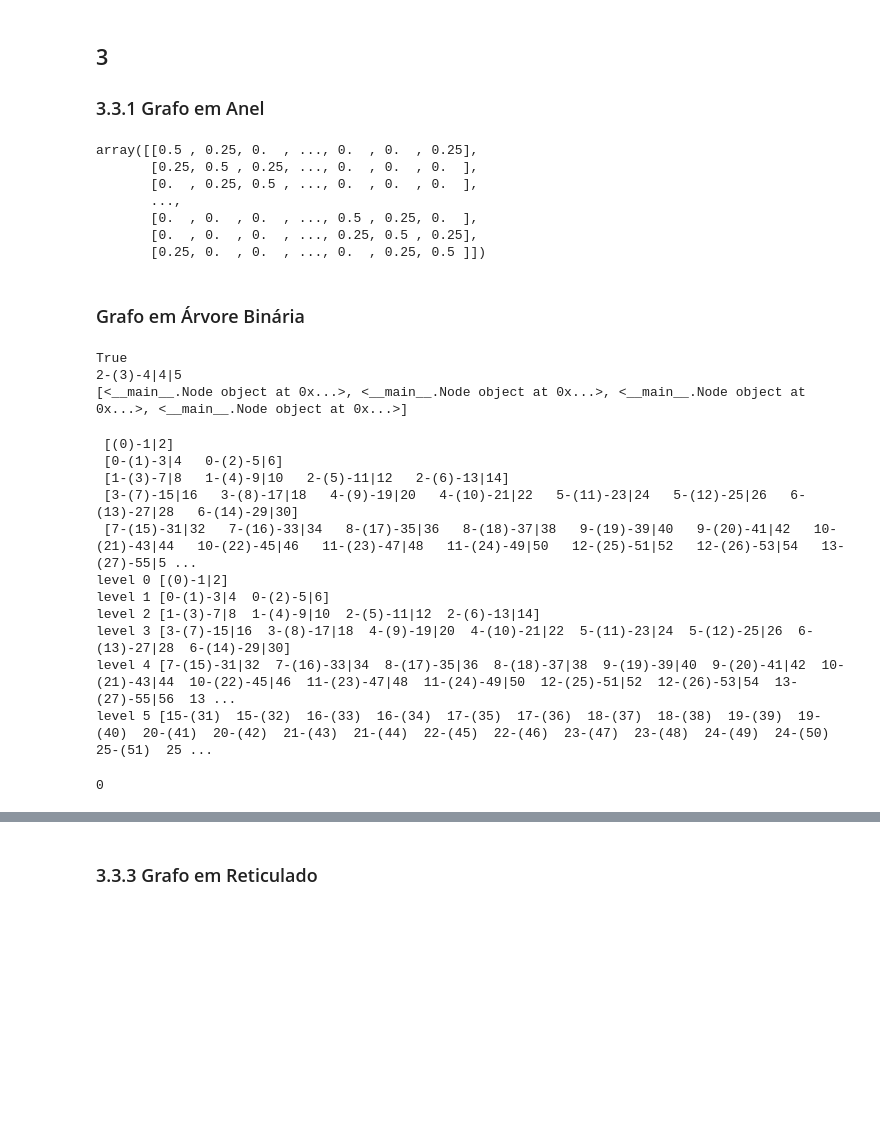
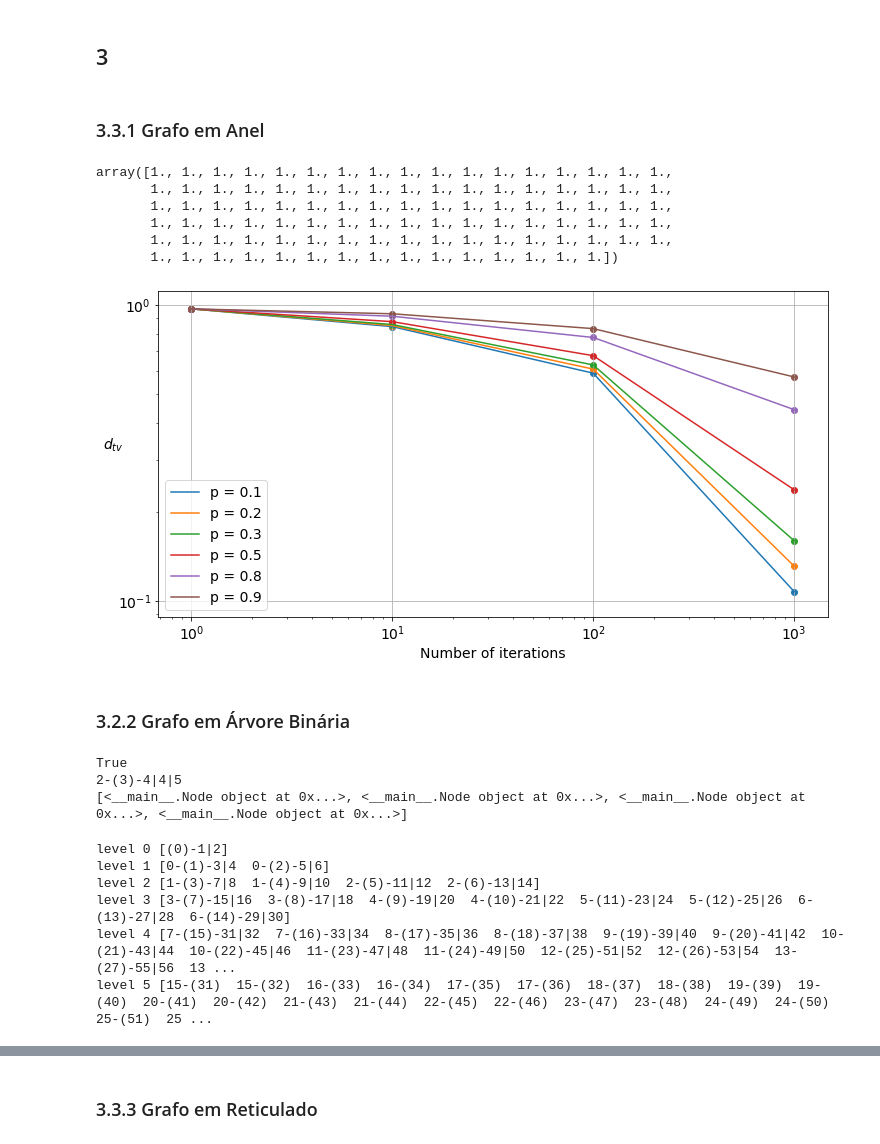
Before and after one commit to guedes-joaofelipe/CPC767-monte-carlos-markov-chain, a Jupyter notebook: Lists/2020_1/Lista4.ipynb, the cells around one changed output, grey strips where cells are left out. Saved outputs shown, nothing was run; the diff lists cells and outputs as text; code cells hidden in the pictures; blank space fills up the shorter version.

```diff
--- a/Lists/2020_1/Lista4.ipynb
+++ b/Lists/2020_1/Lista4.ipynb
@@ -4 +6,3 @@ import matplotlib.pyplot as plt
 plt.rcParams['font.size'] = 14
+# %% [markdown]
+## 3
@@ -5,32 +48,49 @@ plt.rcParams['font.size'] = 14
 # %% [markdown]
-## 3
 ### 3.3.1 Grafo em Anel
 # %%
 N = 100
+p = 1/2
 filename='./temp/lista4_3_2_1.png'
-P = np.zeros([N, N])
-for i in np.arange(N):
-    for j in np.arange(N):
-        if i == j:
-            P[i][j] = 1/2
-            continue
-        elif i == j+1 or i == j-1:
-            P[i][j] = 1/4
-        elif i == N-1 and j == 0:
-            P[i][j] = 1/4
-        elif j == N-1 and i == 0:
-            P[i][j] = 1/4
-P
+
+def get_ring_model(N=100, p=0.5):
+    P = np.zeros([N, N])
+    for i in np.arange(N):
+        for j in np.arange(N):
+            if i == j:
+                P[i][j] = p
+                continue
+            elif i == j+1 or i == j-1:
+                P[i][j] = (1-p)/2
+            elif i == N-1 and j == 0:
+                P[i][j] = (1-p)/2
+            elif j == N-1 and i == 0:
+                P[i][j] = (1-p)/2
+
+    return P
+
+P = get_ring_model(N, p=0)
+
+P.sum(axis=1)
 # %% [output]
-array([[0.5 , 0.25, 0.  , ..., 0.  , 0.  , 0.25],
-       [0.25, 0.5 , 0.25, ..., 0.  , 0.  , 0.  ],
-       [0.  , 0.25, 0.5 , ..., 0.  , 0.  , 0.  ],
-       ...,
-       [0.  , 0.  , 0.  , ..., 0.5 , 0.25, 0.  ],
-       [0.  , 0.  , 0.  , ..., 0.25, 0.5 , 0.25],
-       [0.25, 0.  , 0.  , ..., 0.  , 0.25, 0.5 ]])
+array([1., 1., 1., 1., 1., 1., 1., 1., 1., 1., 1., 1., 1., 1., 1., 1., 1.,
+       1., 1., 1., 1., 1., 1., 1., 1., 1., 1., 1., 1., 1., 1., 1., 1., 1.,
+       1., 1., 1., 1., 1., 1., 1., 1., 1., 1., 1., 1., 1., 1., 1., 1., 1.,
+       1., 1., 1., 1., 1., 1., 1., 1., 1., 1., 1., 1., 1., 1., 1., 1., 1.,
+       1., 1., 1., 1., 1., 1., 1., 1., 1., 1., 1., 1., 1., 1., 1., 1., 1.,
+       1., 1., 1., 1., 1., 1., 1., 1., 1., 1., 1., 1., 1., 1., 1.])
+# %%
+fig, ax = plt.subplots(ncols=1, nrows=1, sharex=True, figsize=(12, 6))
+
+for i, p in enumerate([.1, .2, 0.3, 1/2, 0.8, 0.9]):
+    P = get_ring_model(100, p)
+    ax = get_plot_dtv(P, pi=None, ax=ax, label='p = ' + str(p))
+
+ax.legend()
+fig.savefig('./temp/lista4_ex3_item2_ring.png', bbox_inches='tight')
+# %% [output]
+[figure, added]
 # %% [markdown]
-### Grafo em Árvore Binária
+### 3.2.2 Grafo em Árvore Binária
 # %%
 class Node:
 
@@ -136,7 +196,7 @@ class Tree:
                 self.levels[l+1][2*n].set_parent(self.levels[l][n])
                 self.levels[l+1][2*n+1].set_parent(self.levels[l][n])
 
-            print (' [' + '   '.join([str(node) for node in level]) + ']')
+            #print (' [' + '   '.join([str(node) for node in level]) + ']')
 
     def reset_edges(self):
         self.edges = pd.DataFrame(columns=['source', 'target', 'prob'])
@@ -154,19 +214,10 @@ class Tree:
 tree = Tree(6)
 print (tree)
 # %% [output]
- [(0)-1|2]
- [0-(1)-3|4   0-(2)-5|6]
- [1-(3)-7|8   1-(4)-9|10   2-(5)-11|12   2-(6)-13|14]
- [3-(7)-15|16   3-(8)-17|18   4-(9)-19|20   4-(10)-21|22   5-(11)-23|24   5-(12)-25|26   6-(13)-27|28   6-(14)-29|30]
- [7-(15)-31|32   7-(16)-33|34   8-(17)-35|36   8-(18)-37|38   9-(19)-39|40   9-(20)-41|42   10-(21)-43|44   10-(22)-45|46   11-(23)-47|48   11-(24)-49|50   12-(25)-51|52   12-(26)-53|54   13-(27)-55|5 ...
 level 0 [(0)-1|2]
 level 1 [0-(1)-3|4  0-(2)-5|6]
 level 2 [1-(3)-7|8  1-(4)-9|10  2-(5)-11|12  2-(6)-13|14]
 level 3 [3-(7)-15|16  3-(8)-17|18  4-(9)-19|20  4-(10)-21|22  5-(11)-23|24  5-(12)-25|26  6-(13)-27|28  6-(14)-29|30]
 level 4 [7-(15)-31|32  7-(16)-33|34  8-(17)-35|36  8-(18)-37|38  9-(19)-39|40  9-(20)-41|42  10-(21)-43|44  10-(22)-45|46  11-(23)-47|48  11-(24)-49|50  12-(25)-51|52  12-(26)-53|54  13-(27)-55|56  13 ...
 level 5 [15-(31)  15-(32)  16-(33)  16-(34)  17-(35)  17-(36)  18-(37)  18-(38)  19-(39)  19-(40)  20-(41)  20-(42)  21-(43)  21-(44)  22-(45)  22-(46)  23-(47)  23-(48)  24-(49)  24-(50)  25-(51)  25 ...
-# %%
-tree.levels[5][2].get_n_children()
-# %% [output]
-0
 # %%
```
Also changed, not shown: parts of 15 cells of this notebook, 27 other files.
